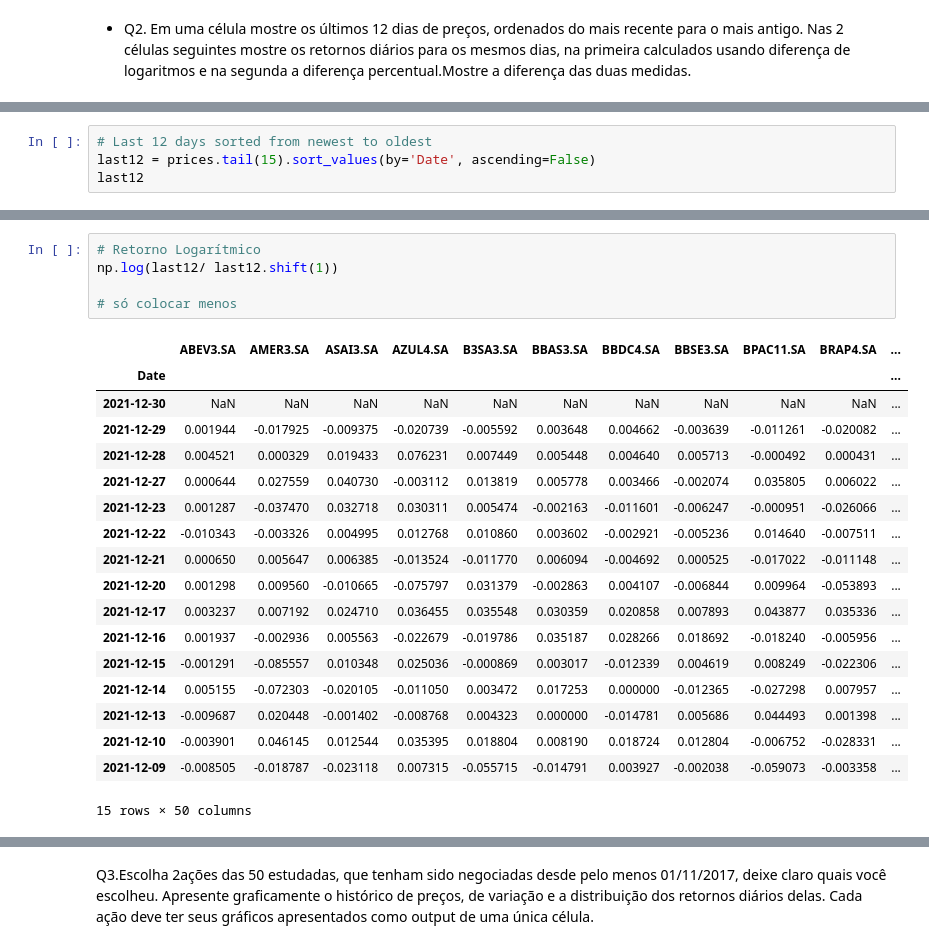
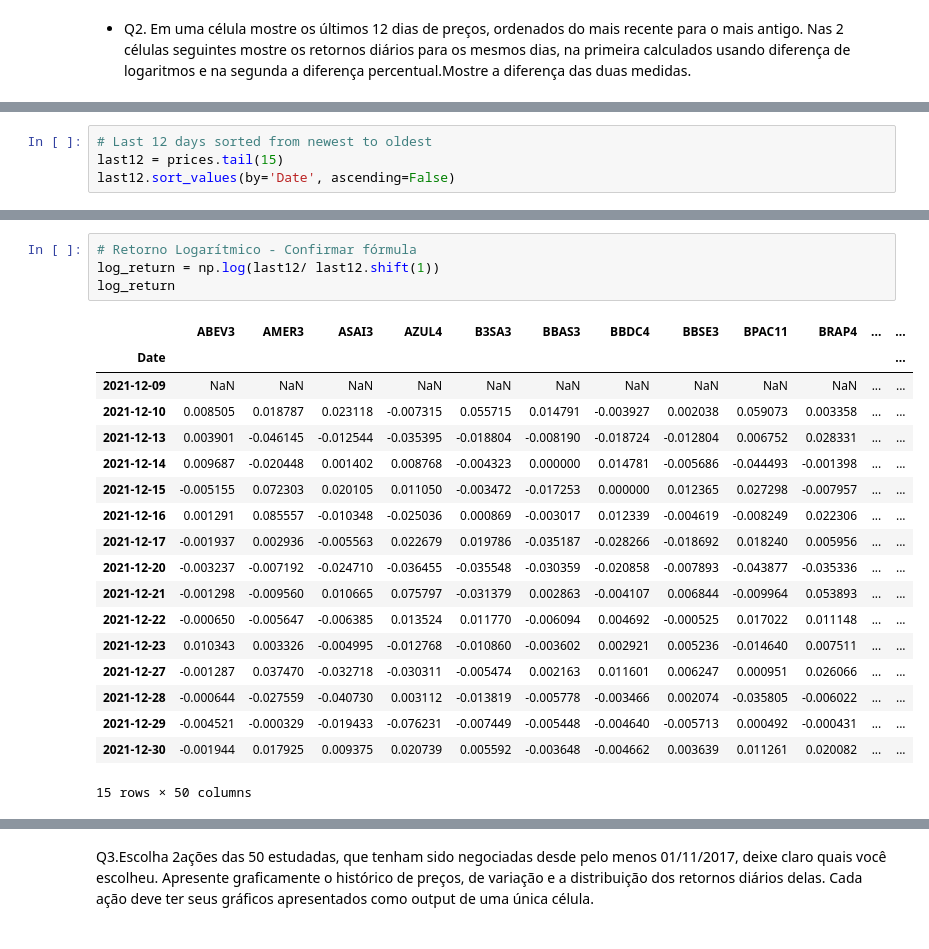
Before and after one commit to k-marcelino/Case-Safra_quant, a Jupyter notebook: safra_quant.ipynb, the cells around one changed output, grey strips where cells are left out. Drawn from its saved outputs; the diff is of its cells as text.

```diff
--- a/safra_quant.ipynb
+++ b/safra_quant.ipynb
@@ -173,5 +179,5 @@ ValueError: Invalid fill method. Expecting pad (ffill) or backfill (bfill). Got
 # %%
 # Last 12 days sorted from newest to oldest
-last12 = prices.tail(15).sort_values(by='Date', ascending=False)
-last12
+last12 = prices.tail(15)
+last12.sort_values(by='Date', ascending=False)
 # %% [output]
@@ -195,27 +201,26 @@ last12
 15 rows × 50 columns
 # %%
-# Retorno Logarítmico
-np.log(last12/ last12.shift(1))
-
-# só colocar menos
+# Retorno Logarítmico - Confirmar fórmula
+log_return = np.log(last12/ last12.shift(1))
+log_return
 # %% [output]
-|  | ABEV3.SA | AMER3.SA | ASAI3.SA | AZUL4.SA | B3SA3.SA | BBAS3.SA | BBDC4.SA | BBSE3.SA | BPAC11.SA | BRAP4.SA | ... |
-| Date |  |  |  |  |  |  |  |  |  |  | ... |
-| 2021-12-30 | NaN | NaN | NaN | NaN | NaN | NaN | NaN | NaN | NaN | NaN | ... |
-| 2021-12-29 | 0.001944 | -0.017925 | -0.009375 | -0.020739 | -0.005592 | 0.003648 | 0.004662 | -0.003639 | -0.011261 | -0.020082 | ... |
-| 2021-12-28 | 0.004521 | 0.000329 | 0.019433 | 0.076231 | 0.007449 | 0.005448 | 0.004640 | 0.005713 | -0.000492 | 0.000431 | ... |
-| 2021-12-27 | 0.000644 | 0.027559 | 0.040730 | -0.003112 | 0.013819 | 0.005778 | 0.003466 | -0.002074 | 0.035805 | 0.006022 | ... |
-| 2021-12-23 | 0.001287 | -0.037470 | 0.032718 | 0.030311 | 0.005474 | -0.002163 | -0.011601 | -0.006247 | -0.000951 | -0.026066 | ... |
-| 2021-12-22 | -0.010343 | -0.003326 | 0.004995 | 0.012768 | 0.010860 | 0.003602 | -0.002921 | -0.005236 | 0.014640 | -0.007511 | ... |
-| 2021-12-21 | 0.000650 | 0.005647 | 0.006385 | -0.013524 | -0.011770 | 0.006094 | -0.004692 | 0.000525 | -0.017022 | -0.011148 | ... |
-| 2021-12-20 | 0.001298 | 0.009560 | -0.010665 | -0.075797 | 0.031379 | -0.002863 | 0.004107 | -0.006844 | 0.009964 | -0.053893 | ... |
-| 2021-12-17 | 0.003237 | 0.007192 | 0.024710 | 0.036455 | 0.035548 | 0.030359 | 0.020858 | 0.007893 | 0.043877 | 0.035336 | ... |
-| 2021-12-16 | 0.001937 | -0.002936 | 0.005563 | -0.022679 | -0.019786 | 0.035187 | 0.028266 | 0.018692 | -0.018240 | -0.005956 | ... |
-| 2021-12-15 | -0.001291 | -0.085557 | 0.010348 | 0.025036 | -0.000869 | 0.003017 | -0.012339 | 0.004619 | 0.008249 | -0.022306 | ... |
-| 2021-12-14 | 0.005155 | -0.072303 | -0.020105 | -0.011050 | 0.003472 | 0.017253 | 0.000000 | -0.012365 | -0.027298 | 0.007957 | ... |
-| 2021-12-13 | -0.009687 | 0.020448 | -0.001402 | -0.008768 | 0.004323 | 0.000000 | -0.014781 | 0.005686 | 0.044493 | 0.001398 | ... |
-| 2021-12-10 | -0.003901 | 0.046145 | 0.012544 | 0.035395 | 0.018804 | 0.008190 | 0.018724 | 0.012804 | -0.006752 | -0.028331 | ... |
-| 2021-12-09 | -0.008505 | -0.018787 | -0.023118 | 0.007315 | -0.055715 | -0.014791 | 0.003927 | -0.002038 | -0.059073 | -0.003358 | ... |
+|  | ABEV3 | AMER3 | ASAI3 | AZUL4 | B3SA3 | BBAS3 | BBDC4 | BBSE3 | BPAC11 | BRAP4 | ... | ... |
+| Date |  |  |  |  |  |  |  |  |  |  |  | ... |
+| 2021-12-09 | NaN | NaN | NaN | NaN | NaN | NaN | NaN | NaN | NaN | NaN | ... | ... |
+| 2021-12-10 | 0.008505 | 0.018787 | 0.023118 | -0.007315 | 0.055715 | 0.014791 | -0.003927 | 0.002038 | 0.059073 | 0.003358 | ... | ... |
+| 2021-12-13 | 0.003901 | -0.046145 | -0.012544 | -0.035395 | -0.018804 | -0.008190 | -0.018724 | -0.012804 | 0.006752 | 0.028331 | ... | ... |
+| 2021-12-14 | 0.009687 | -0.020448 | 0.001402 | 0.008768 | -0.004323 | 0.000000 | 0.014781 | -0.005686 | -0.044493 | -0.001398 | ... | ... |
+| 2021-12-15 | -0.005155 | 0.072303 | 0.020105 | 0.011050 | -0.003472 | -0.017253 | 0.000000 | 0.012365 | 0.027298 | -0.007957 | ... | ... |
+| 2021-12-16 | 0.001291 | 0.085557 | -0.010348 | -0.025036 | 0.000869 | -0.003017 | 0.012339 | -0.004619 | -0.008249 | 0.022306 | ... | ... |
+| 2021-12-17 | -0.001937 | 0.002936 | -0.005563 | 0.022679 | 0.019786 | -0.035187 | -0.028266 | -0.018692 | 0.018240 | 0.005956 | ... | ... |
+| 2021-12-20 | -0.003237 | -0.007192 | -0.024710 | -0.036455 | -0.035548 | -0.030359 | -0.020858 | -0.007893 | -0.043877 | -0.035336 | ... | ... |
+| 2021-12-21 | -0.001298 | -0.009560 | 0.010665 | 0.075797 | -0.031379 | 0.002863 | -0.004107 | 0.006844 | -0.009964 | 0.053893 | ... | ... |
+| 2021-12-22 | -0.000650 | -0.005647 | -0.006385 | 0.013524 | 0.011770 | -0.006094 | 0.004692 | -0.000525 | 0.017022 | 0.011148 | ... | ... |
+| 2021-12-23 | 0.010343 | 0.003326 | -0.004995 | -0.012768 | -0.010860 | -0.003602 | 0.002921 | 0.005236 | -0.014640 | 0.007511 | ... | ... |
+| 2021-12-27 | -0.001287 | 0.037470 | -0.032718 | -0.030311 | -0.005474 | 0.002163 | 0.011601 | 0.006247 | 0.000951 | 0.026066 | ... | ... |
+| 2021-12-28 | -0.000644 | -0.027559 | -0.040730 | 0.003112 | -0.013819 | -0.005778 | -0.003466 | 0.002074 | -0.035805 | -0.006022 | ... | ... |
+| 2021-12-29 | -0.004521 | -0.000329 | -0.019433 | -0.076231 | -0.007449 | -0.005448 | -0.004640 | -0.005713 | 0.000492 | -0.000431 | ... | ... |
+| 2021-12-30 | -0.001944 | 0.017925 | 0.009375 | 0.020739 | 0.005592 | -0.003648 | -0.004662 | 0.003639 | 0.011261 | 0.020082 | ... | ... |
 15 rows × 50 columns
 # %%
 # Retorno Percentual
```
Also changed, not shown: parts of 17 cells of this notebook.
